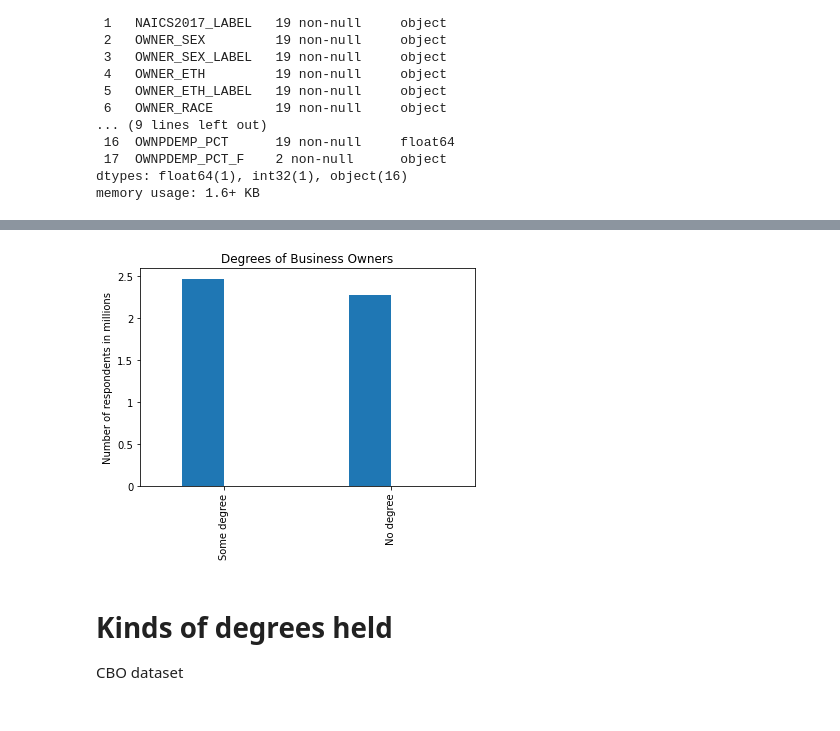
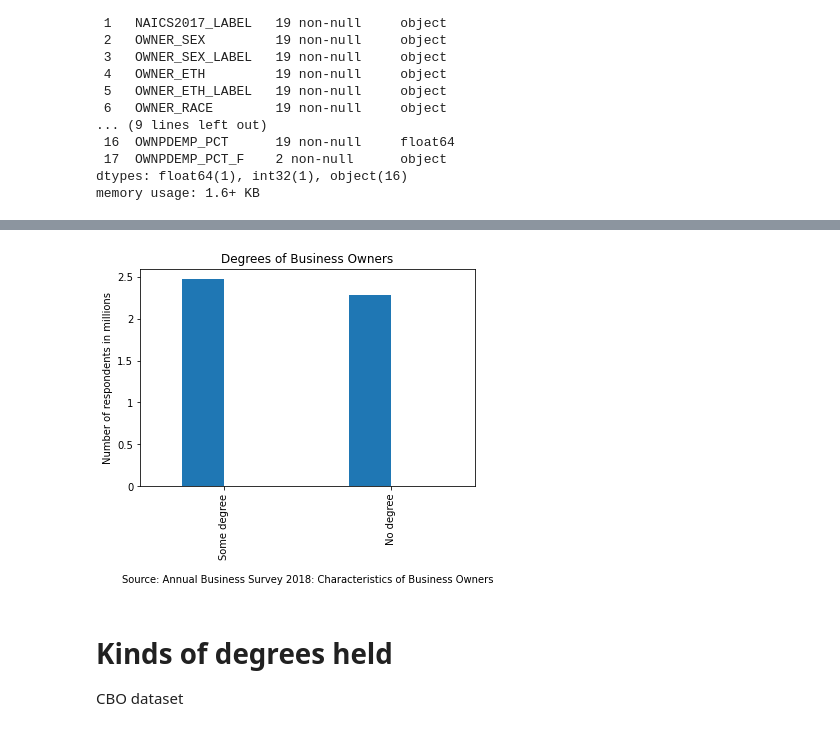
Before and after one commit to c-rod51/census-annual-business-survey, a Jupyter notebook: group assessment/notebook.ipynb, the cells around one changed output, grey strips where cells are left out. Cells and saved outputs as stored; diff of their text form; code cells hidden in the pictures.

```diff
--- a/group assessment/notebook.ipynb
+++ b/group assessment/notebook.ipynb
@@ -323,21 +322,26 @@ degrees_of_owners
 | 127100 | FEXY | No Bachelor?s, Master?s, Doctorat... | 2283472 | 0.0 |
 # %%
-degrees_plot_table = degrees_of_owners.loc[[127099, 127100]]
+# selecting row and plotting
 
+# selecting row
+degrees_plot_table = degrees_of_owners.loc[[127098, 127100]]
+
+# plotting
 degrees_plot = degrees_plot_table.plot(
     title = "Degrees of Business Owners",
     kind = "bar",
     legend = False
 )
 
 degrees_plot.set_xticklabels(['Some degree', 'No degree'])
 degrees_plot.set_yticks([0e6, 0.5e6, 1e6, 1.5e6, 2e6, 2.5e6])
 degrees_plot.set_yticklabels([0, 0.5, 1, 1.5, 2, 2.5])
 
+degrees_plot.set_xlabel('\nSource: Annual Business Survey 2018: Characteristics of Business Owners')
 degrees_plot.set_ylabel('Number of respondents in millions')
 plt.show()
 # %% [output]
-[figure, old version]
+[figure, new version]
 # %% [markdown]
 # Kinds of degrees held
 CBO dataset
```
Also changed, not shown: parts of 6 cells of this notebook, 3 other files.
